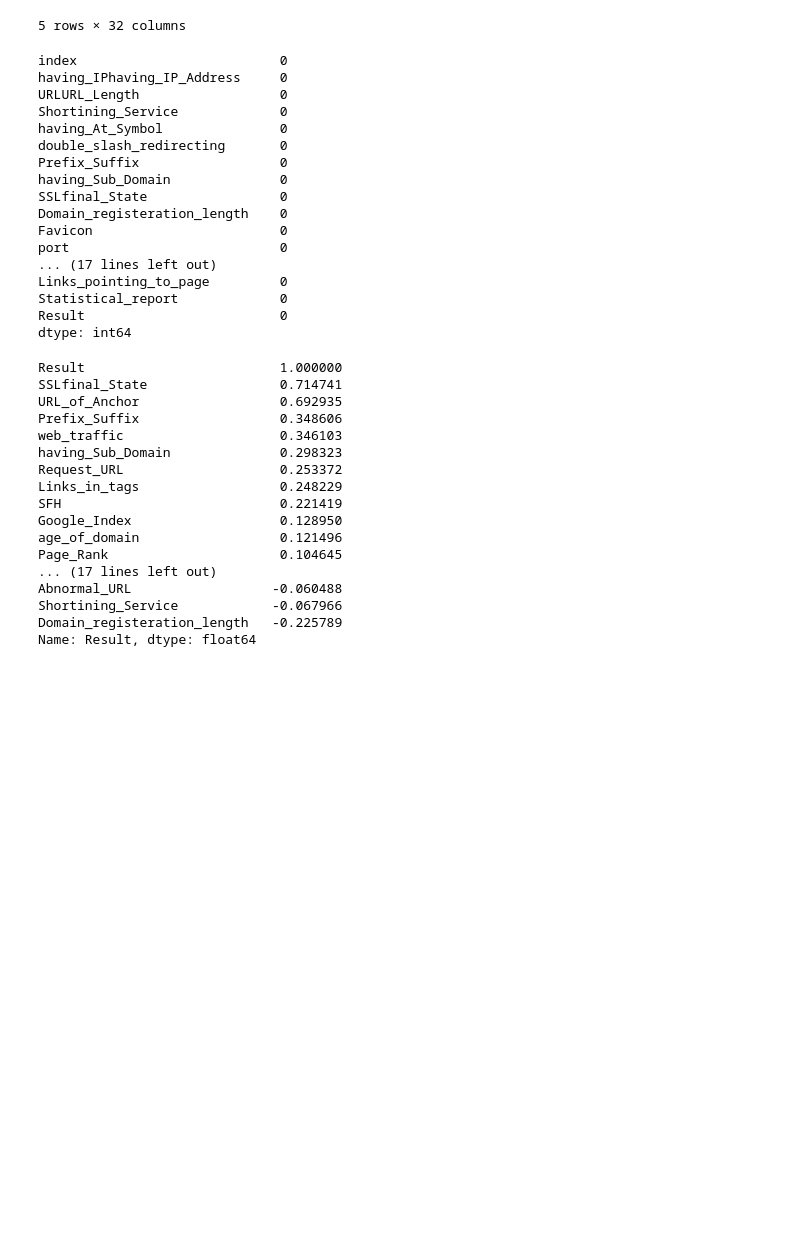
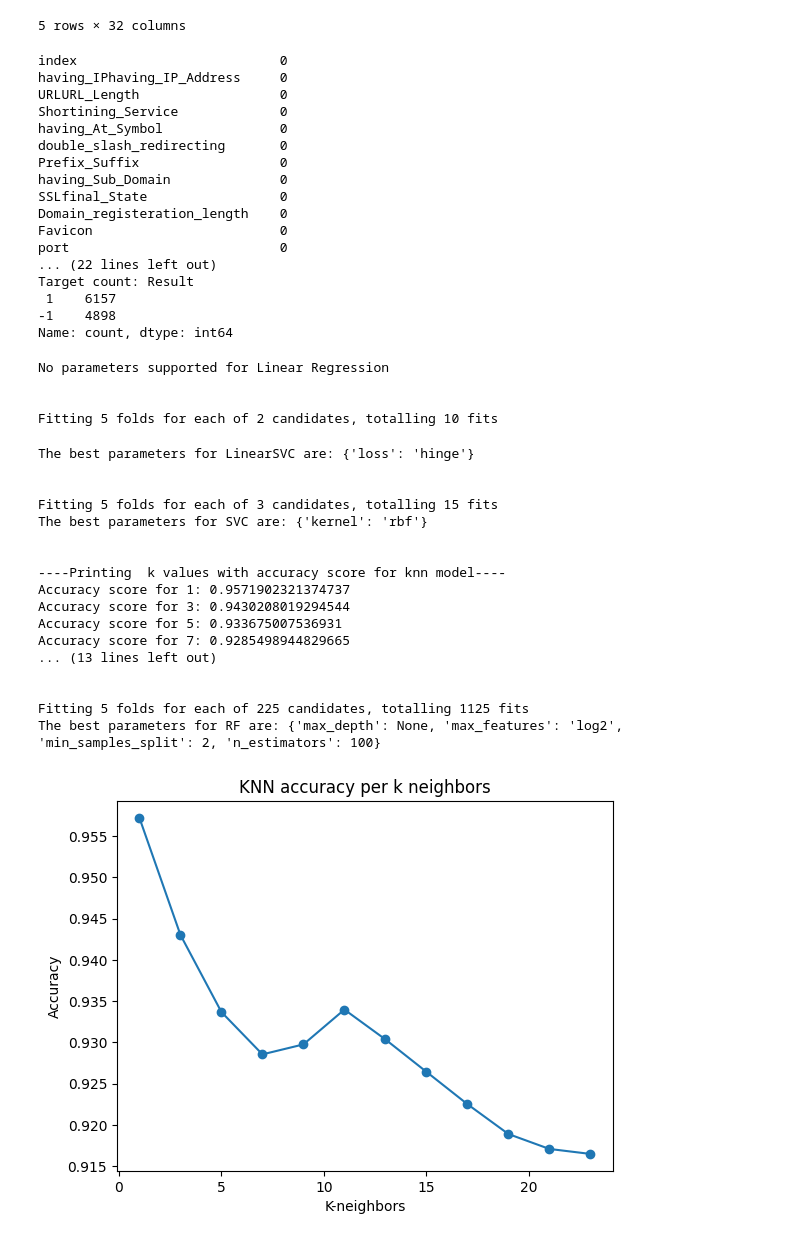
Before and after one commit to francoeGarcia/Phishing-Website-Detector, a Jupyter notebook: src/backend/PWD.ipynb, the cells around one changed output. Cells and saved outputs as stored; diff of their text form; code cells hidden in the pictures; blank space fills up the shorter version.

Commit message:
improved models performance

```diff
--- a/src/backend/PWD.ipynb
+++ b/src/backend/PWD.ipynb
@@ -34,7 +37,8 @@ df.head()
 | 4 | 5 | 1 | 0 | -1 | 1 | ... |
 5 rows × 32 columns
 # %%
-df.isnull().sum()
+print(df.isnull().sum())
+print(f"\nTarget count: {df['Result'].value_counts()}")
 # %% [output]
 index                          0
 having_IPhaving_IP_Address     0
@@ -48,29 +52,18 @@ SSLfinal_State                 0
 Domain_registeration_length    0
 Favicon                        0
 port                           0
-... (17 lines left out)
-Links_pointing_to_page         0
-Statistical_report             0
-Result                         0
-dtype: int64
+... (22 lines left out)
+Target count: Result
+ 1    6157
+-1    4898
+Name: count, dtype: int64
 # %%
-corr = df.corr()['Result']
-corr.sort_values(ascending=False) # target variable named 'Result' in dataset
+# split data before training
+X = df.drop(columns = ['index', 'Result'])
+y = df['Result']
+
+X_train, X_test, y_train, y_test = train_test_split(X, y, test_size = .3, random_state = 42)
+scaler = StandardScaler()
+
+X_train_scaled = scaler.fit_transform(X_train)
+X_test_scaled = scaler.transform(X_test)
-# %% [output]
-Result                         1.000000
-SSLfinal_State                 0.714741
-URL_of_Anchor                  0.692935
-Prefix_Suffix                  0.348606
-web_traffic                    0.346103
-having_Sub_Domain              0.298323
-Request_URL                    0.253372
-Links_in_tags                  0.248229
-SFH                            0.221419
-Google_Index                   0.128950
-age_of_domain                  0.121496
-Page_Rank                      0.104645
-... (17 lines left out)
-Abnormal_URL                  -0.060488
-Shortining_Service            -0.067966
-Domain_registeration_length   -0.225789
-Name: Result, dtype: float64
@@ -111,0 +131,27 @@ def train_model(algo):
+# %%
+models = ['lr', 'LinearSVC', 'SVC', 'knn', 'tree', 'RF']
+for m in models:
+    best_params(m)
+# %% [output]
+No parameters supported for Linear Regression
+
+
+Fitting 5 folds for each of 2 candidates, totalling 10 fits
+The best parameters for LinearSVC are: {'loss': 'hinge'}
+
+
+Fitting 5 folds for each of 3 candidates, totalling 15 fits
+The best parameters for SVC are: {'kernel': 'rbf'}
+
+
+----Printing  k values with accuracy score for knn model----
+Accuracy score for 1: 0.9571902321374737
+Accuracy score for 3: 0.9430208019294544
+Accuracy score for 5: 0.933675007536931
+Accuracy score for 7: 0.9285498944829665
+... (13 lines left out)
+
+
+Fitting 5 folds for each of 225 candidates, totalling 1125 fits
+The best parameters for RF are: {'max_depth': None, 'max_features': 'log2', 'min_samples_split': 2, 'n_estimators': 100}
+[figure, added]
```
Also changed, not shown: parts of 11 cells of this notebook, 1 other file.
